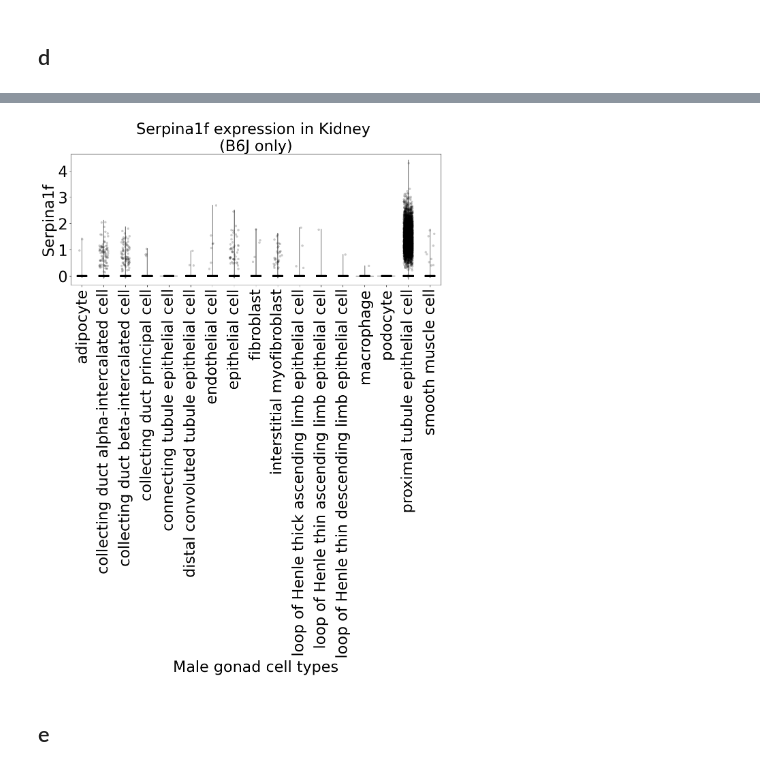
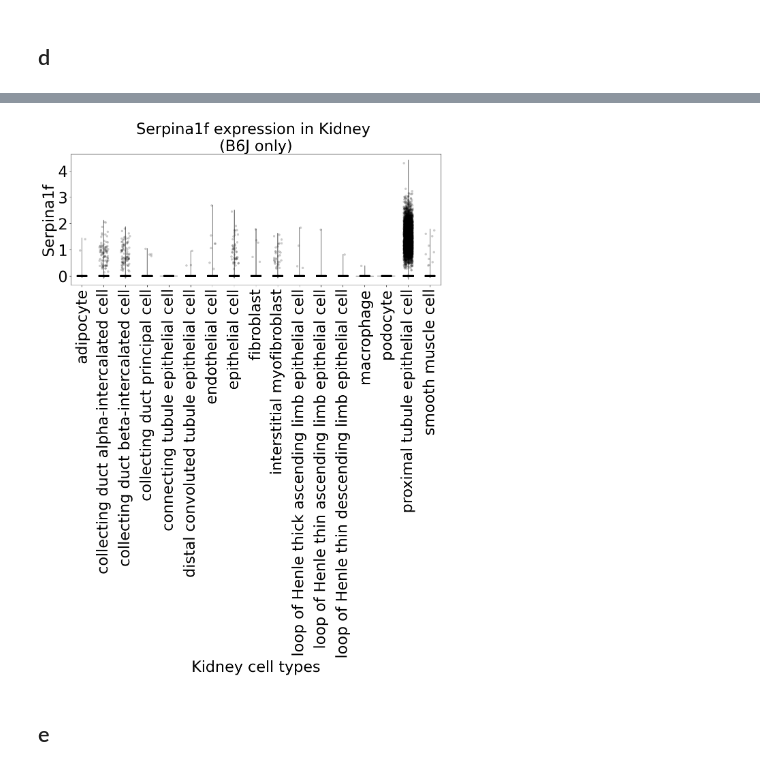
Before and after one commit to pachterlab/SBRGKLAYWMP_2025, a Jupyter notebook: generate_fig2.ipynb, the cells around one changed output, grey strips where cells are left out. Cells and saved outputs as stored; diff of their text form; code cells hidden in the pictures.

```diff
--- a/generate_fig2.ipynb
+++ b/generate_fig2.ipynb
@@ -231,35 +209,35 @@ df = pd.DataFrame({
     "Gene": gene,
     "strain": strain
 })
 
 # ---- Plot ----
 plt.figure(figsize=(14, 5))
 plt.title(f"{gene} expression in Kidney \n({strain} only)", fontsize=fontsize)
 
 sns.violinplot(
     data=df,
     x="celltype", y="expression",
     color="lightblue", inner=None
 )
 sns.stripplot(
     data=df,
     x="celltype", y="expression",
     color="black", jitter=0.2, alpha=0.2
 )
 
-plt.xlabel("Male gonad cell types", fontsize=fontsize)
+plt.xlabel("Kidney cell types", fontsize=fontsize)
 plt.ylabel(gene, fontsize=fontsize)
 plt.xticks(rotation=90, fontsize=fontsize)
 plt.yticks(fontsize=fontsize)
 
 plt.tight_layout()
 
 # ---- Save ----
 fig_output_path = os.path.join(output_path, "violin_plot_serpina1f_kidney.png")
 plt.savefig(fig_output_path)
 plt.show()
 # %% [output]
-[figure, old version]
+[figure, new version]
 # %% [markdown]
 ## e
 # %%
```
Also changed, not shown: parts of 14 cells of this notebook, 10 other files.
